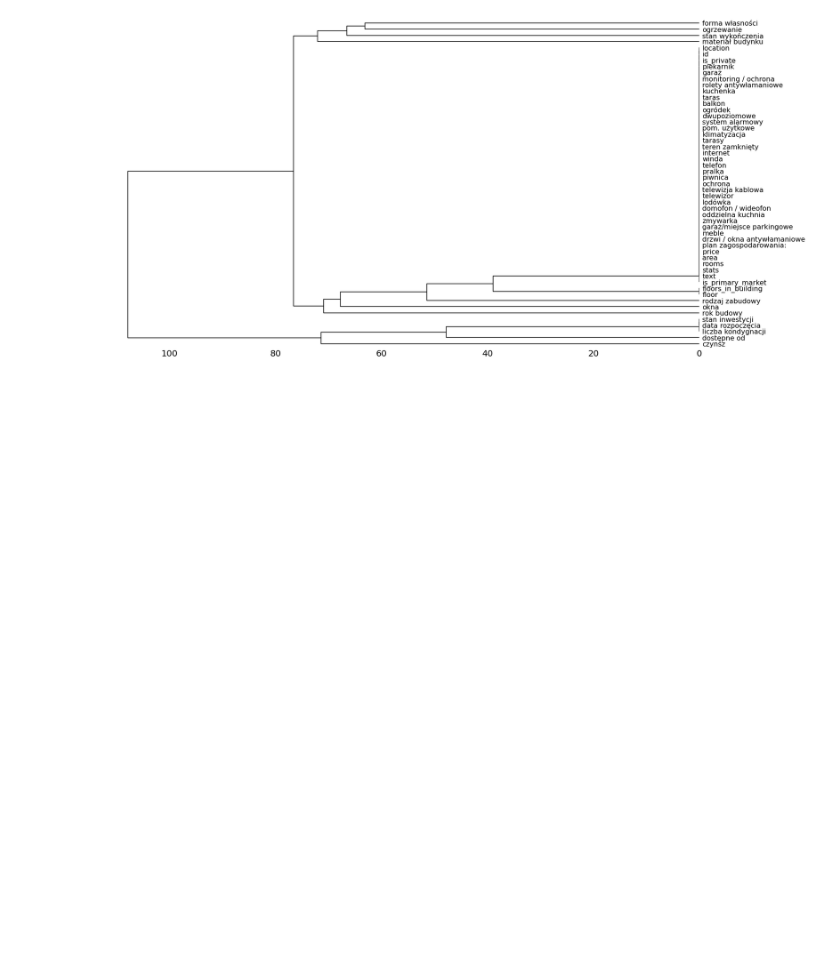
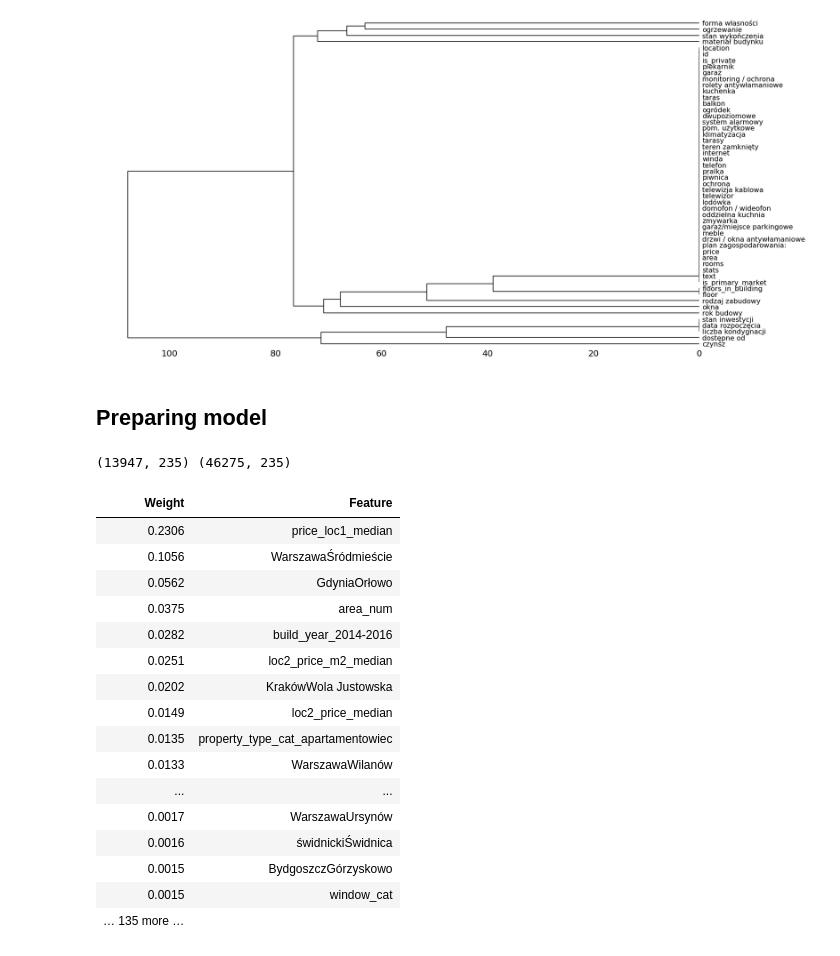
Before and after one commit to manielak/MachineLearning, a Jupyter notebook: PropertyPricePrediction.ipynb, the cells around one changed output. Cells and saved outputs as stored; diff of their text form; code cells hidden in the pictures; blank space fills up the shorter version.

```diff
--- a/PropertyPricePrediction.ipynb
+++ b/PropertyPricePrediction.ipynb
@@ -24,3 +29,9 @@ test_warsaw_property.h5  train_data.h5@  train_warsaw_property.h5
 # %%
-train = pd.read_hdf('../input/train_warsaw_property.h5')
-test = pd.read_hdf('../input/test_warsaw_property.h5')
+df_train = pd.read_hdf("../input/train_warsaw_property.h5")
+df_test = pd.read_hdf("../input/test_warsaw_property.h5")
+
+df = pd.concat([df_train, df_test])
+del df_train, df_test
+gc.collect()
+
+df.shape
@@ -68,0 +213,2 @@ train.sample(5)
+# %%
+df_fe = feature_engineering(df.copy())
@@ -69,3 +217,27 @@ train.sample(5)
+# %%
+df_fe['loc12_rooms'] = df_fe['loc12'] + df_fe['rooms'].map(lambda x: str(x) if x < 5 else "5")
+df_fe['loc1_rooms'] = df_fe['loc1'] + df_fe['rooms'].map(lambda x: str(x) if x < 5 else "5")
+
+
+df_train = df_fe[ df_fe["price"].notnull() ]
+price_loc0 = df_train.groupby("loc0")["price"].agg(["mean", "median"])
+price_m2_loc0 = df_train.groupby("loc0")["price_m2"].agg(["mean", "median"])
+
+price_loc1 = df_train.groupby("loc1")["price"].agg(["mean", "median"])
+price_m2_loc1 = df_train.groupby("loc1")["price_m2"].agg(["mean", "median"])
+
+price_loc12 = df_train.groupby("loc12")["price"].agg(["mean", "median"])
+price_m2_loc12 = df_train.groupby("loc12")["price_m2"].agg(["mean", "median"])
+
+price_loc12_rooms = df_train.groupby("loc12_rooms")["price"].agg(["mean", "median"])
+price_m2_loc12_rooms = df_train.groupby("loc12_rooms")["price_m2"].agg(["mean", "median"])
+
+
+# df_fe["price_m2_loc1_median"] = df_fe["loc12_rooms"].map(lambda x: price_m2_loc1["median"].get(x) )
+
+
+# df_fe["price_loc1_median"] = df_fe["loc1"].map(lambda x: price_loc1["median"].get(x) )
+# df_fe["predict_price_loc1_median"] = df_fe["area_norm"] * df_fe["loc1"].map(lambda x: price_m2_loc1["median"].get(x) )
 # %%
 qgrid.show_grid(train, show_toolbar=True)
 # %% [output]
@@ -80,3 +252,29 @@ msno.dendrogram(train)
 # %% [output]
 <AxesSubplot:>
 [figure]
+# %% [markdown]
+## Preparing model
+# %%
+black_list = ["property_type_cat_plomba", "garaż", "area_norm", "price_m2_norm", "property_heating_cat_elektryczne", "floors_in_building_num_norm", "ochrona", "property_completion_cat_do remontu", "window_cat_aluminiowe", "tarasy", "area_num_log", "build_material_cat_keramzyt", "build_material_cat_drewno", "build_material_cat_beton", "own_property_cat_udział"]
+
+model = xgb.XGBRegressor(max_depth=8, n_estimators=150, random_state=0)
+quick_eli5(model, df_fe, top=100, save_filename="v2_orig", extra_black_list=black_list)
+# %% [output]
+(13947, 235) (46275, 235)
+| Weight | Feature |
+| 0.2306 | price_loc1_median |
+| 0.1056 | WarszawaŚródmieście |
+| 0.0562 | GdyniaOrłowo |
+| 0.0375 | area_num |
+| 0.0282 | build_year_2014-2016 |
+| 0.0251 | loc2_price_m2_median |
+| 0.0202 | KrakówWola Justowska |
+| 0.0149 | loc2_price_median |
+| 0.0135 | property_type_cat_apartamentowiec |
+| 0.0133 | WarszawaWilanów |
+| ... | ... |
+| 0.0017 | WarszawaUrsynów |
+| 0.0016 | świdnickiŚwidnica |
+| 0.0015 | BydgoszczGórzyskowo |
+| 0.0015 | window_cat |
+| … 135 more … |  |
```
Also changed, not shown: parts of 12 cells of this notebook.
